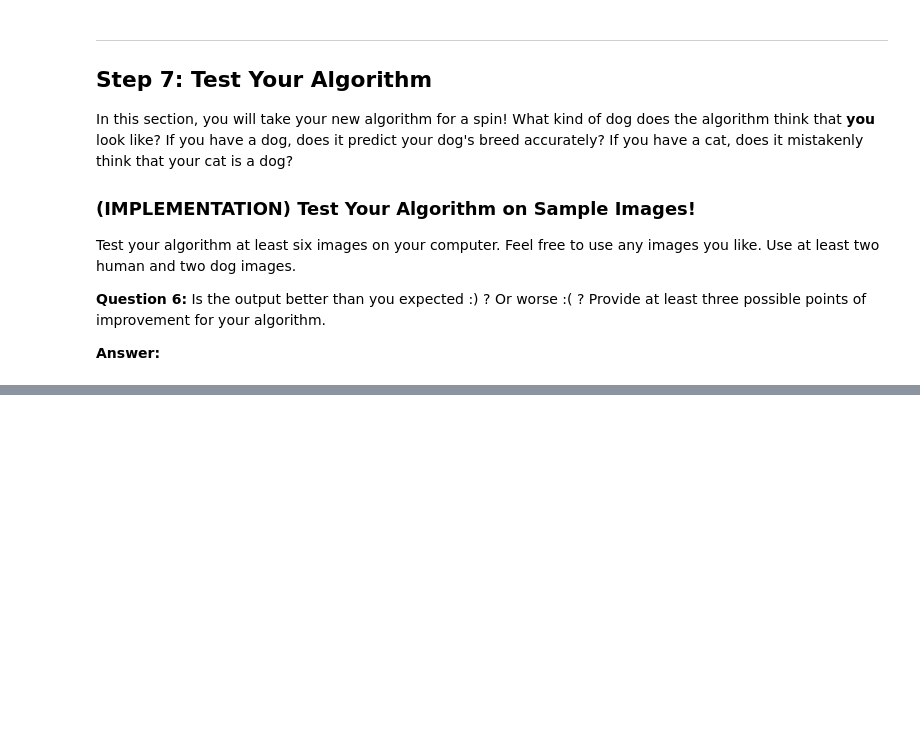
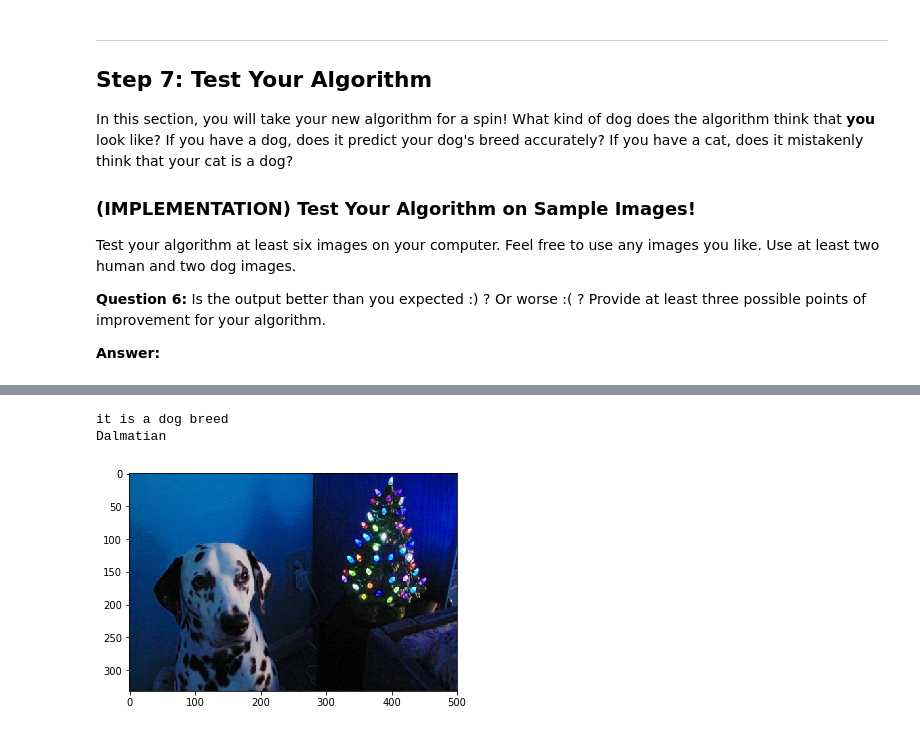
Before and after one commit to tiandiao123/deep_learning, a Jupyter notebook: dog-project/dog_app.ipynb, the cells around one changed output, grey strips where cells are left out. Saved outputs shown, nothing was run; the diff lists cells and outputs as text; code cells hidden in the pictures; blank space fills up the shorter version.

```diff
--- a/dog-project/dog_app.ipynb
+++ b/dog-project/dog_app.ipynb
@@ -688,0 +792,6 @@ __Answer:__
+# %%
+neuralNet_predict('dogImages/train/057.Dalmatian/Dalmatian_04054.jpg')
+# %% [output]
+it is a dog breed
+Dalmatian
+[figure, added]
```
Also changed, not shown: parts of 21 cells of this notebook, 1 other file.
